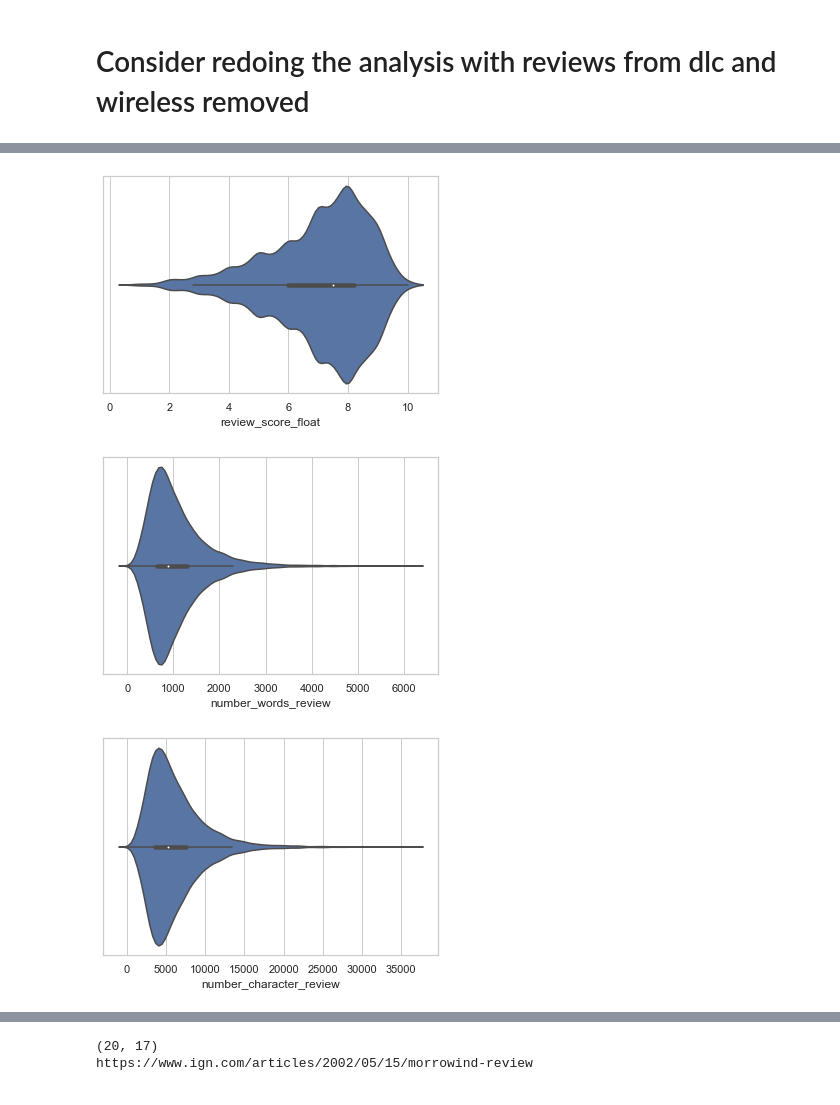
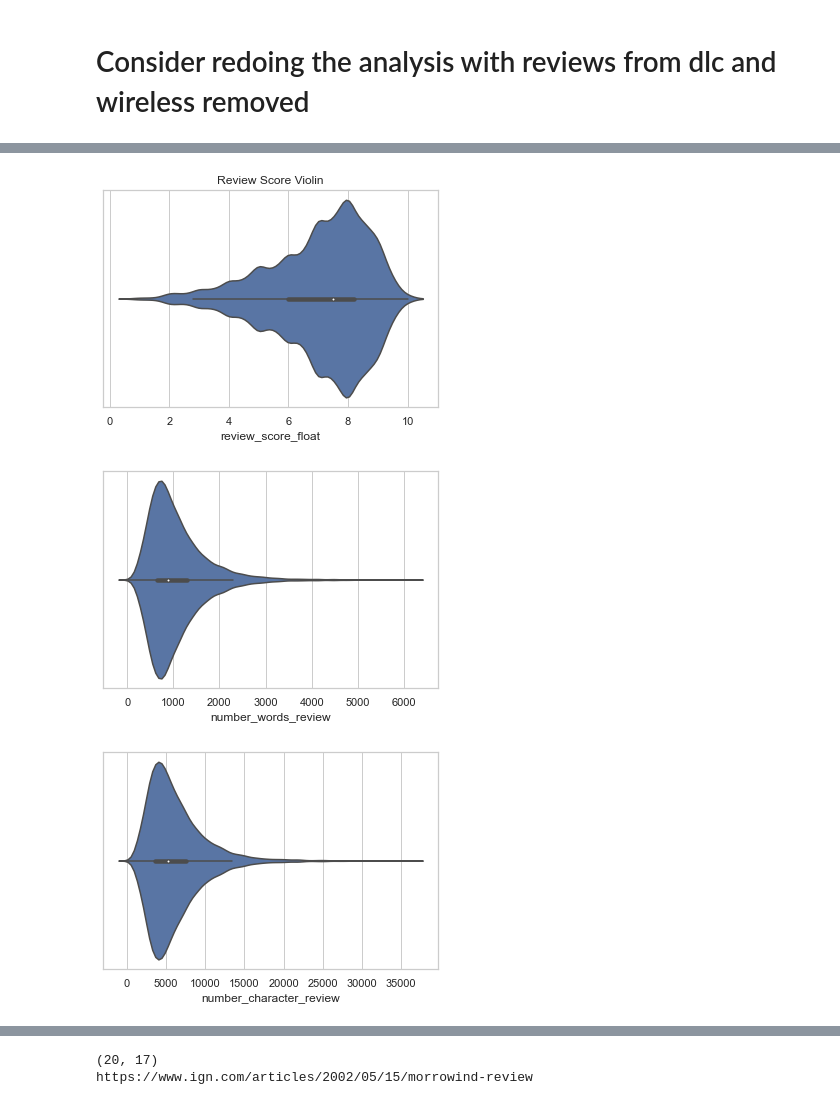
Before and after one commit to terrenceedmonds/ign_analysis, a Jupyter notebook: starting_eda.ipynb, the cells around one changed output, grey strips where cells are left out. Drawn from its saved outputs; the diff is of its cells as text; code cells hidden in the pictures.

```diff
--- a/starting_eda.ipynb
+++ b/starting_eda.ipynb
@@ -154,12 +169,14 @@ plt.show()
 # %%
 sns.violinplot(ign_filtered_df['review_score_float'])
+plt.title('Review Score Violin')
+# plt.savefig(photo_dir+'')
 plt.show()
 sns.violinplot(ign_filtered_df['number_words_review'])
 plt.show()
 sns.violinplot(ign_filtered_df['number_character_review'])
 plt.show()
 # %% [output]
-[figure, old version]
+[figure, new version]
 [figure]
 [figure]
 # %%
```
Also changed, not shown: parts of 9 cells of this notebook, 17 other files.
